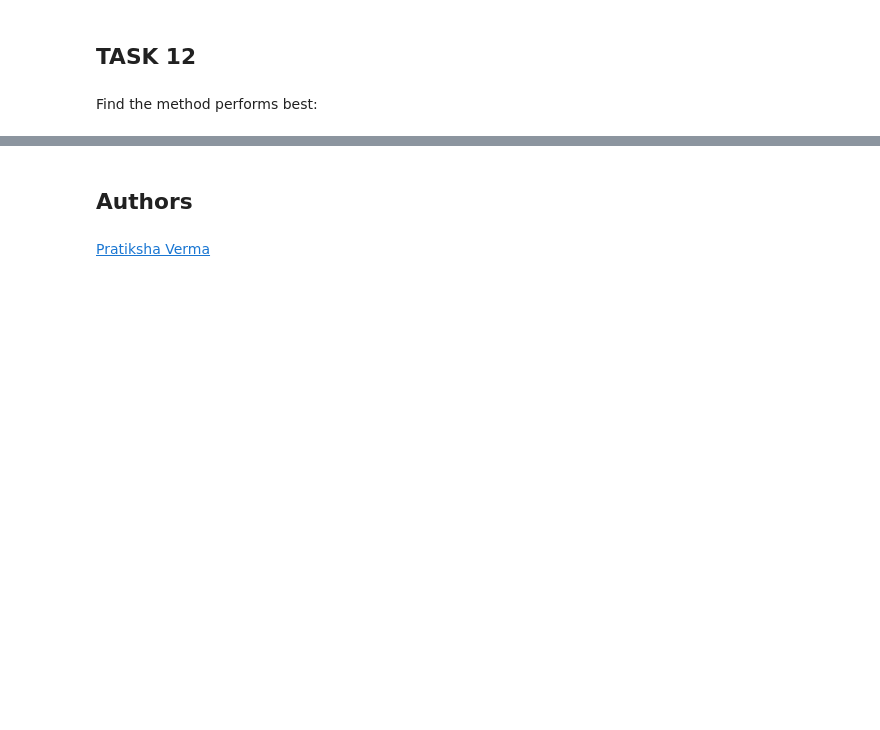
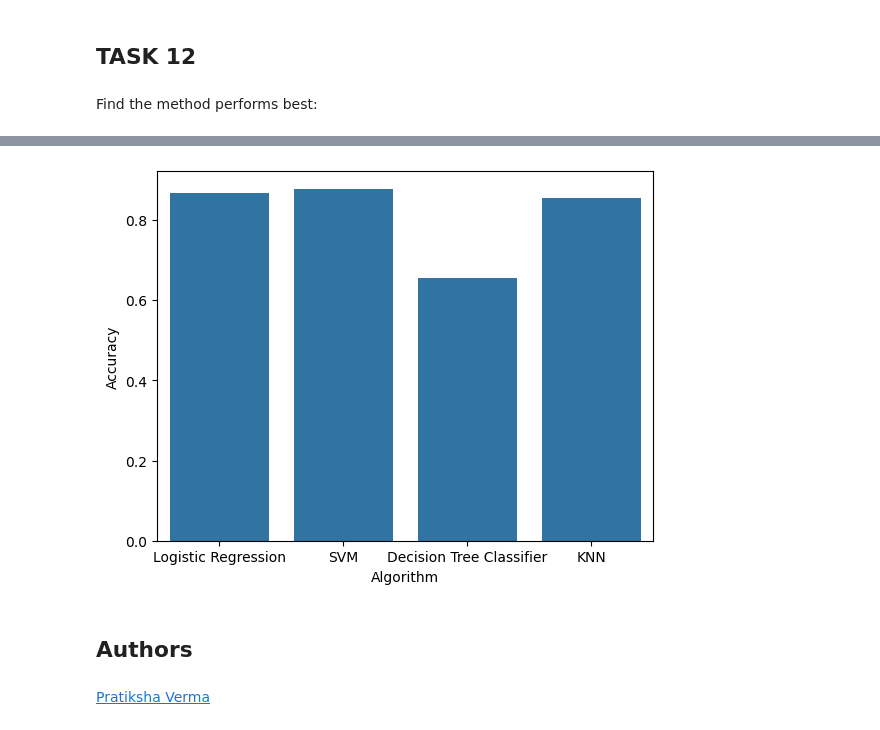
Before and after one commit to AlexanderPayanoMiranda/Applied-Data-Science-Capstone-Submission, a Jupyter notebook: Module 04 - Machine Learning Prediction Lab.ipynb, the cells around one changed output, grey strips where cells are left out. Cells and saved outputs as stored; diff of their text form; code cells hidden in the pictures; blank space fills up the shorter version.

```diff
--- a/Module 04 - Machine Learning Prediction Lab.ipynb
+++ b/Module 04 - Machine Learning Prediction Lab.ipynb
@@ -436,3 +428,15 @@ scores
+# %%
+accuracy_df = pd.DataFrame(
+    {
+        'Algorithm': ['Logistic Regression', 'SVM', 'Decision Tree Classifier', 'KNN'],
+        'Accuracy': accuracies
+    }
+)
+
+sns.barplot(data=accuracy_df, x='Algorithm', y='Accuracy')
+plt.show()
+# %% [output]
+[figure, added]
 # %% [markdown]
 ## Authors
 # %% [markdown]
```
Also changed, not shown: parts of 9 cells of this notebook, 1 other file.
